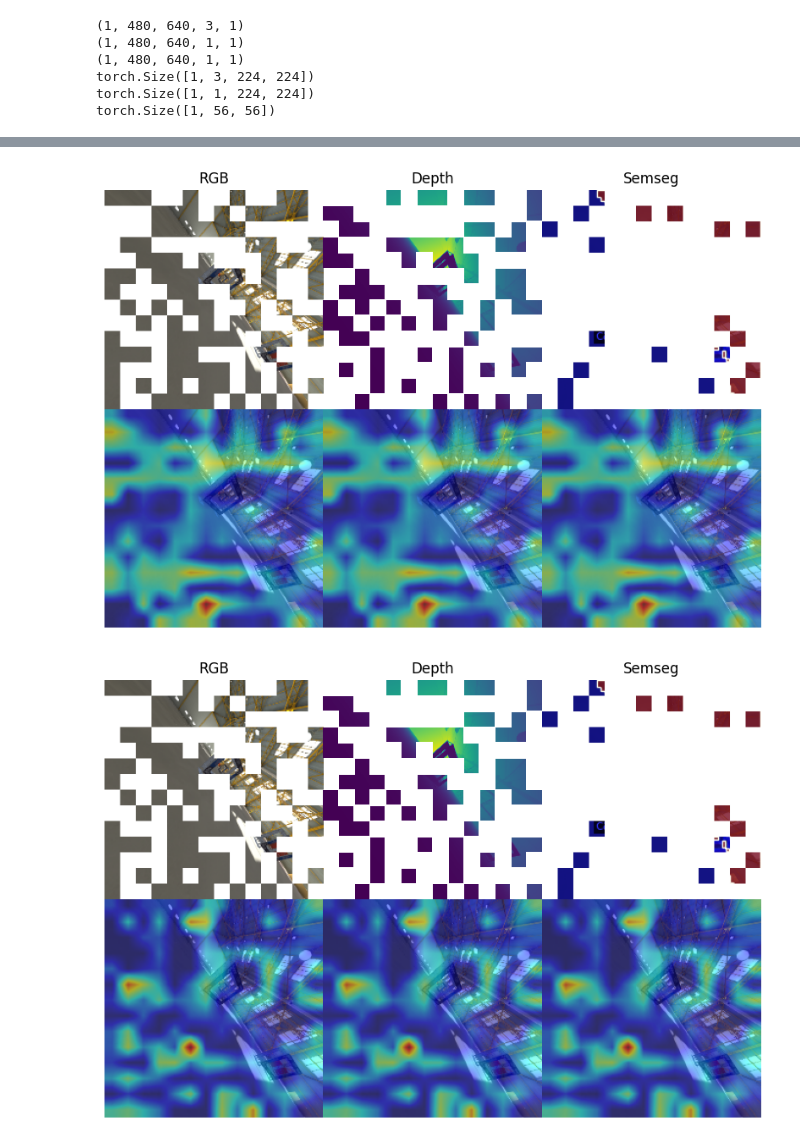
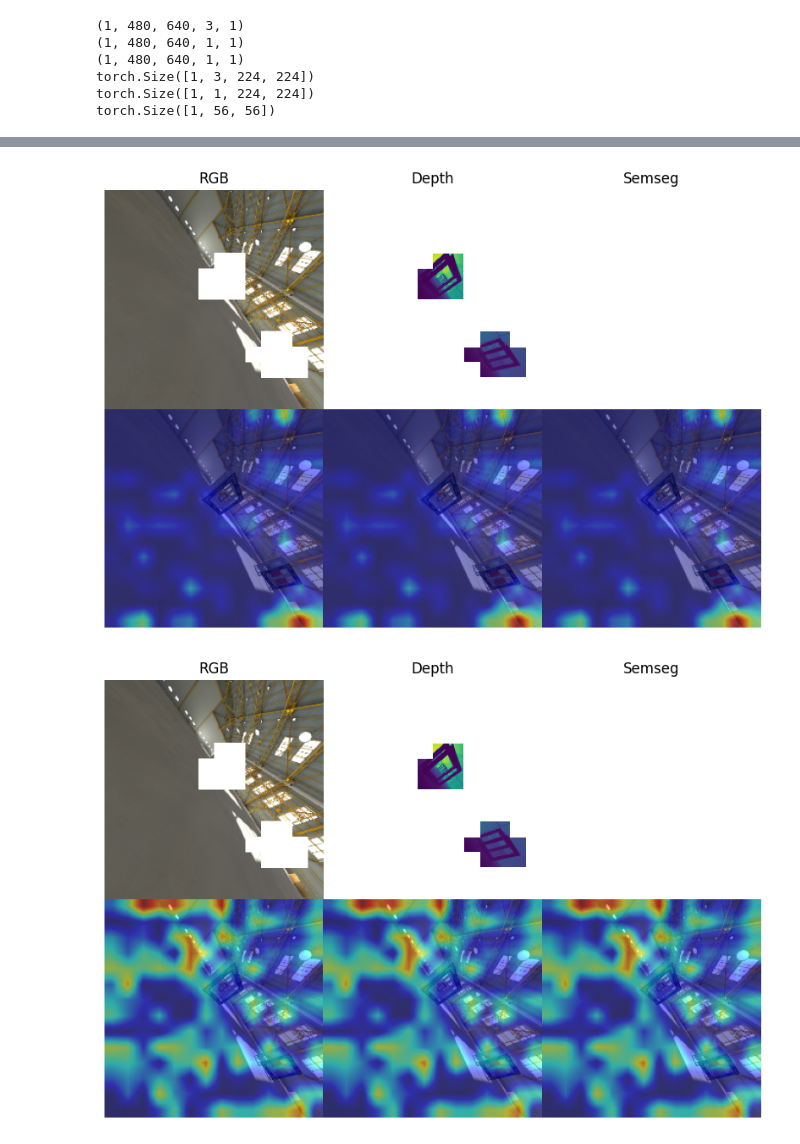
Before and after one commit to xingcw/pytorch-grad-cam, a Jupyter notebook: tutorials/multimae_pretrained_vis.ipynb, the cells around one changed output, grey strips where cells are left out. Drawn from its saved outputs; the diff is of its cells as text; code cells hidden in the pictures.

```diff
--- a/tutorials/multimae_pretrained_vis.ipynb
+++ b/tutorials/multimae_pretrained_vis.ipynb
@@ -108,0 +113,2 @@ ckpt = torch.hub.load_state_dict_from_url(CKPT_URL, map_location='cpu')
+# %%
+model_name = "pretrained"
@@ -212,12 +263,21 @@ def plot_vis(res, image_float, grayscale_cam):
 targets = {
     "rgb": MaskedMSELoss(),
     "depth": MaskedL1Loss(),
-    "semseg": MaskedCrossEntropyLoss(stride=4)
+    "semseg": MultiMAESemanticSegmentationTarget(gate_class_id, gate_mask_semseg_gt)
 }
-preds, task_masks, grayscale_cam = cam(input_tensor=inputs, targets=targets, num_encoded_tokens=196, mask_type="non-overlap")
+
+preds, task_masks, all_grayscale_cam = cam(
+    input_tensor=processed_inputs,
+    targets=targets,
+    num_encoded_tokens=196,
+    mask_type="gate-oriented",
+    semseg_gt=processed_inputs["semseg"],
+    masked_rgb_gate_only=True,
+    in_domains=DOMAINS)
+
 preds = {domain: pred.detach().cpu() for domain, pred in preds.items()}
 masks = {domain: mask.detach().cpu() for domain, mask in task_masks.items()}
 
-res = plot_predictions(inputs, preds, masks, show_img=True)
-plot_vis(res, image_float, grayscale_cam)
+all_res = plot_predictions(processed_inputs, preds, masks, show_img=True)
+plot_vis(all_res, image_float, all_grayscale_cam)
 # %% [output]
@@ -228,7 +287,7 @@ tensor([196], device='cuda:0')
 targets = {
     "rgb": MaskedMSELoss()
 }
-preds, task_masks, grayscale_cam = cam(
+preds, task_masks, rgb_grayscale_cam = cam(
     input_tensor=inputs,
     targets=targets,
     # inputs for multimae preditions
@@ -239,6 +298,6 @@ preds, task_masks, grayscale_cam = cam(
 preds = {domain: pred.detach().cpu() for domain, pred in preds.items()}
 masks = {domain: mask.detach().cpu() for domain, mask in task_masks.items()}
 
-res = plot_predictions(processed_inputs, preds, masks, show_img=False)
-plot_vis(res, image_float, grayscale_cam)
+rgb_res = plot_predictions(processed_inputs, preds, masks, show_img=False)
+plot_vis(rgb_res, image_float, rgb_grayscale_cam)
 # %% [output]
@@ -247,7 +306,7 @@ plot_vis(res, image_float, grayscale_cam)
 targets = {
     "depth": MaskedL1Loss(),
 }
-preds, task_masks, grayscale_cam = cam(
+preds, task_masks, depth_grayscale_cam = cam(
     input_tensor=inputs,
     targets=targets,
     # inputs for multimae preditions
@@ -258,26 +317,26 @@ preds, task_masks, grayscale_cam = cam(
 preds = {domain: pred.detach().cpu() for domain, pred in preds.items()}
 masks = {domain: mask.detach().cpu() for domain, mask in task_masks.items()}
 
-res = plot_predictions(processed_inputs, preds, masks, show_img=False)
-plot_vis(res, image_float, grayscale_cam)
+depth_res = plot_predictions(processed_inputs, preds, masks, show_img=False)
+plot_vis(depth_res, image_float, depth_grayscale_cam)
 # %% [output]
-[figure, old version]
+[figure, new version]
 # %%
 targets = {
-    "semseg": MaskedCrossEntropyLoss(stride=4)
+    "semseg": MultiMAESemanticSegmentationTarget(gate_class_id, gate_mask_semseg_gt)
 }
-preds, task_masks, grayscale_cam = cam(
-    input_tensor=inputs,
+preds, task_masks, semseg_grayscale_cam = cam(
+    input_tensor=processed_inputs,
     targets=targets,
     # inputs for multimae preditions
     num_encoded_tokens=196,
     mask_inputs=True,
     task_masks=task_masks)
 
 preds = {domain: pred.detach().cpu() for domain, pred in preds.items()}
 masks = {domain: mask.detach().cpu() for domain, mask in task_masks.items()}
 
-res = plot_predictions(processed_inputs, preds, masks, show_img=False)
-plot_vis(res, image_float, grayscale_cam)
+semseg_res = plot_predictions(processed_inputs, preds, masks, show_img=False)
+plot_vis(semseg_res, image_float, semseg_grayscale_cam)
 # %% [output]
-[figure, old version]
+[figure, new version]
```
Also changed, not shown: parts of 13 cells of this notebook, 3 other files.
